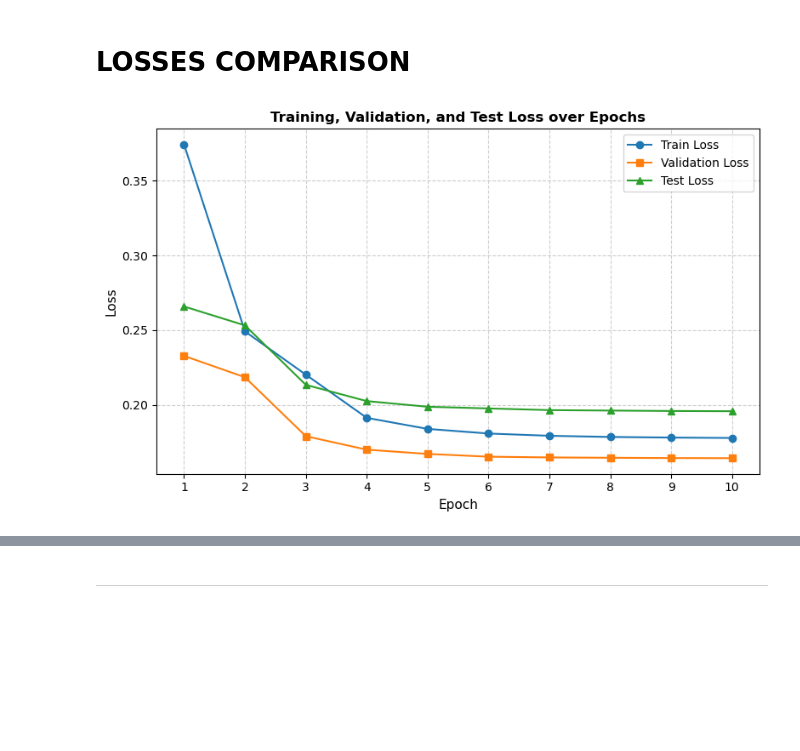
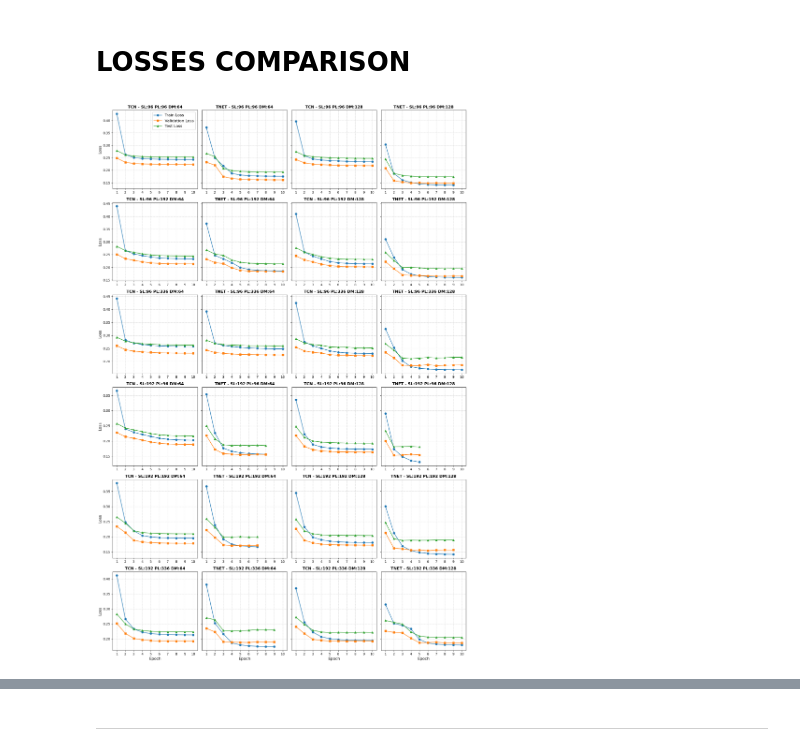
Before and after one commit to seccobenedetto/Electricity_consumption_forecasting_with_TimesNet, a Jupyter notebook: Result_visualization.ipynb, the cells around one changed output, grey strips where cells are left out. Cells and saved outputs as stored; diff of their text form; code cells hidden in the pictures; blank space fills up the shorter version.

Commit message:
results visualized

```diff
--- a/Result_visualization.ipynb
+++ b/Result_visualization.ipynb
@@ -40,6 +44,4 @@ def plot_losses(loss_data):
 # %%
-losses = np.load("./checkpoints/sl96_pl96_dm64_el2_tk5/loss_history.npy", allow_pickle=True)
+# losses = np.load("./checkpoints/sl96_pl96_dm64_el2_tk5/loss_history.npy", allow_pickle=True)
 
-plot_losses(losses)
+# plot_losses(losses)
-# %% [output]
-[figure, removed]
@@ -45,0 +86,66 @@ plot_losses(losses)
+# %%
+seq_lengths = [96, 192]
+pred_lengths = [96, 192, 336]
+d_models = [64, 128]
+
+# Create all pairs of hyperparams sl-pl (rows)
+param_pairs = list(itertools.product(seq_lengths, pred_lengths))
+num_rows = len(param_pairs)
+
+# Models and d_models configuration for the 4 columns
+# Col 0: TCN (dm=64), Col 1: TNET (dm=64), Col 2: TCN (dm=128), Col 3: TNET (dm=128)
+models = [("TCN", "TCN"), ("TimesNet", "TNET")]
+col_configs = []
+for dm in d_models:
+    for model_folder, label in models:
+        col_configs.append((model_folder, label, dm))
+
+num_cols = len(col_configs)  # 4 columns
+
+# Create subplots sharing y-axis across each row
+fig, axs = plt.subplots(
+    num_rows, num_cols, figsize=(16, 4 * num_rows), sharey="row"
+)
+
+# Ensure axs is a 2D array even if num_rows == 1
+if num_rows == 1:
+    axs = np.expand_dims(axs, axis=0)
+
+for r, (sl, pl) in enumerate(param_pairs):
+    is_bottom_row = r == num_rows - 1
+
+    for c, (model_folder, label, dm) in enumerate(col_configs):
+        ax = axs[r, c]
+        is_leftmost_col = c == 0
+        is_first_plot = r == 0 and c == 0
+
+        path = f"./checkpoints/{model_folder}_sl{sl}_pl{pl}_dm{dm}_el2_tk5/loss_history.npy"
+
+        try:
+            losses = np.load(path, allow_pickle=True)
+            plot_losses_all(
+                ax,
+                losses,
+                title=f"{label} - SL:{sl} PL:{pl} DM:{dm}",
+                show_legend=is_first_plot,
+                show_ylabel=is_leftmost_col,
+                show_xlabel=is_bottom_row,
+            )
+        except FileNotFoundError:
+            ax.set_title(
+                f"Missing {label} (SL:{sl}, PL:{pl}, DM:{dm})",
+                fontsize=8,
+                color="red",
+            )
+            ax.set_xticks(np.arange(1, 11))
+            ax.set_xlim(0.5, 10.5)
+
+            if is_leftmost_col:
+                ax.set_ylabel("Loss", fontsize=12)
+            if is_bottom_row:
+                ax.set_xlabel("Epoch", fontsize=12)
+
+plt.tight_layout()
+plt.show()
+# %% [output]
+[figure, added]
```
Also changed, not shown: parts of 10 cells of this notebook, 1 other file.
